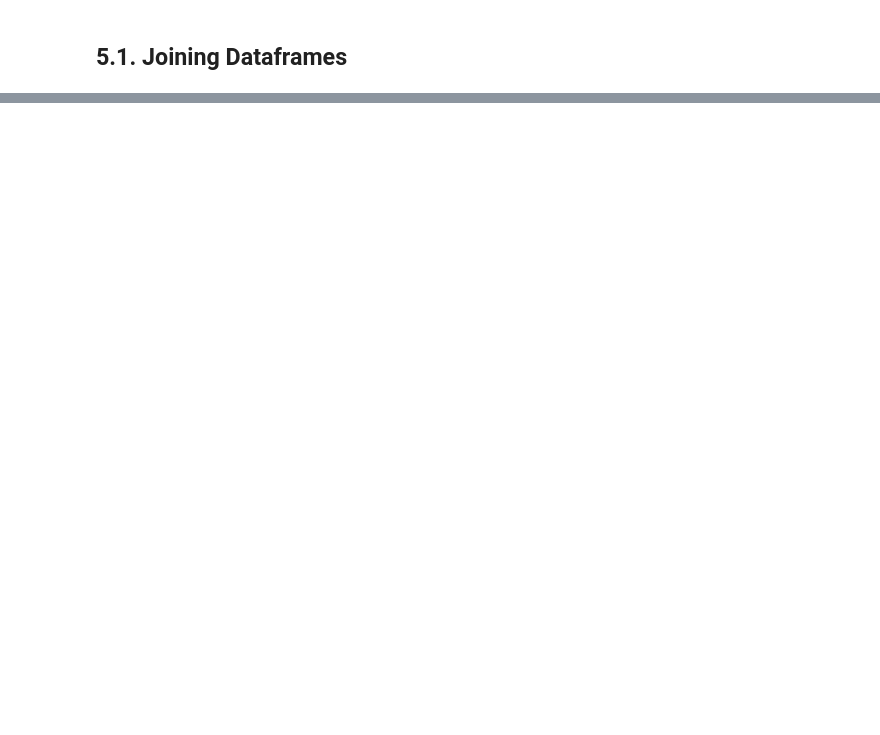
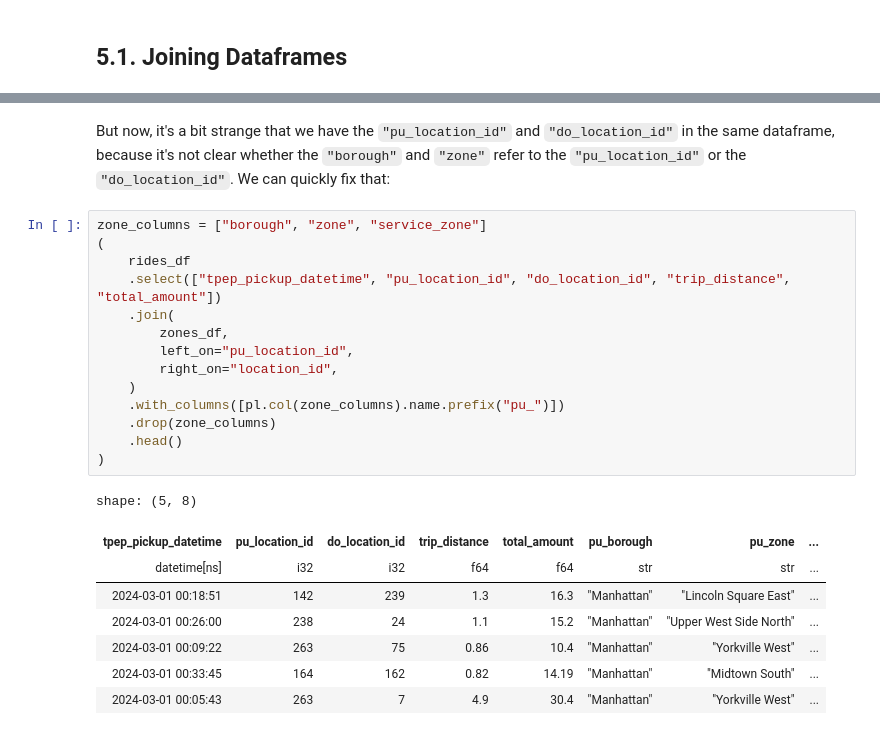
Before and after one commit to kalona/polars-for-data-science-oreilly-course, a Jupyter notebook: notebooks/6. Data Manipulation IV - Combining Data.ipynb, the cells around one changed output, grey strips where cells are left out. Cells and saved outputs as stored; diff of their text form; blank space fills up the shorter version.

```diff
--- a/notebooks/6. Data Manipulation IV - Combining Data.ipynb
+++ b/notebooks/6. Data Manipulation IV - Combining Data.ipynb
@@ -51,0 +139,25 @@ Now, in the previous module, we
+# %% [markdown]
+But now, it's a bit strange that we have the `"pu_location_id"` and `"do_location_id"` in the same dataframe, because it's not clear whether the `"borough"` and `"zone"` refer to the `"pu_location_id"` or the `"do_location_id"`. We can quickly fix that:
+# %%
+zone_columns = ["borough", "zone", "service_zone"]
+(
+    rides_df
+    .select(["tpep_pickup_datetime", "pu_location_id", "do_location_id", "trip_distance", "total_amount"])
+    .join(
+        zones_df,
+        left_on="pu_location_id",
+        right_on="location_id",
+    )
+    .with_columns([pl.col(zone_columns).name.prefix("pu_")])
+    .drop(zone_columns)
+    .head()
+)
+# %% [output]
+shape: (5, 8)
+| tpep_pickup_datetime | pu_location_id | do_location_id | trip_distance | total_amount | pu_borough | pu_zone | ... |
+| datetime[ns] | i32 | i32 | f64 | f64 | str | str | ... |
+| 2024-03-01 00:18:51 | 142 | 239 | 1.3 | 16.3 | "Manhattan" | "Lincoln Square East" | ... |
+| 2024-03-01 00:26:00 | 238 | 24 | 1.1 | 15.2 | "Manhattan" | "Upper West Side North" | ... |
+| 2024-03-01 00:09:22 | 263 | 75 | 0.86 | 10.4 | "Manhattan" | "Yorkville West" | ... |
+| 2024-03-01 00:33:45 | 164 | 162 | 0.82 | 14.19 | "Manhattan" | "Midtown South" | ... |
+| 2024-03-01 00:05:43 | 263 | 7 | 4.9 | 30.4 | "Manhattan" | "Yorkville West" | ... |
```
Also changed, not shown: parts of 23 cells of this notebook, 2 other files.
